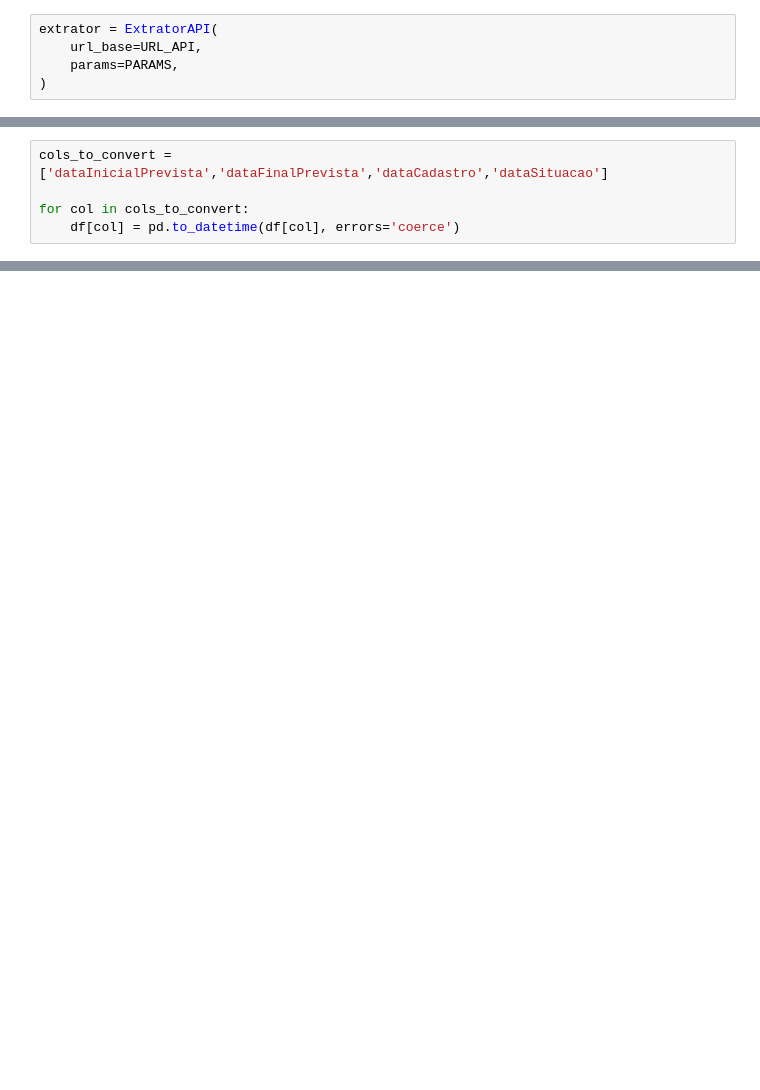
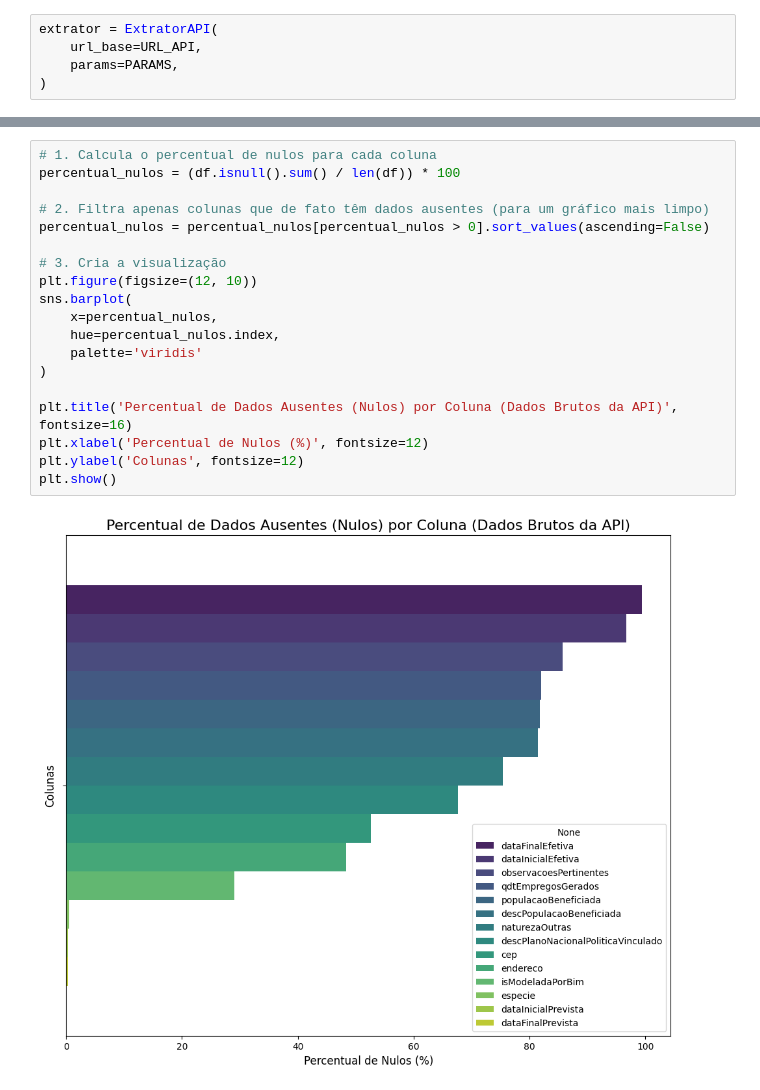
Before and after one commit to TiagoSBittencourt/Public-Investment-Data-Analysis-DF, a Jupyter notebook: notebooks/01_data_extraction.ipynb, the cells around one changed output, grey strips where cells are left out. Drawn from its saved outputs; the diff is of its cells as text; blank space fills up the shorter version.

```diff
--- a/notebooks/01_data_extraction.ipynb
+++ b/notebooks/01_data_extraction.ipynb
@@ -152,5 +193,0 @@ Por hoje fiz só analise do que precisa ser feito e extração dos dados da api
-# %%
-cols_to_convert = ['dataInicialPrevista','dataFinalPrevista','dataCadastro','dataSituacao']
-
-for col in cols_to_convert:
-    df[col] = pd.to_datetime(df[col], errors='coerce')
@@ -158,0 +200,21 @@ KeyError: 'dataInicialPrevista'
+# %%
+# 1. Calcula o percentual de nulos para cada coluna
+percentual_nulos = (df.isnull().sum() / len(df)) * 100
+
+# 2. Filtra apenas colunas que de fato têm dados ausentes (para um gráfico mais limpo)
+percentual_nulos = percentual_nulos[percentual_nulos > 0].sort_values(ascending=False)
+
+# 3. Cria a visualização
+plt.figure(figsize=(12, 10))
+sns.barplot(
+    x=percentual_nulos,
+    hue=percentual_nulos.index,
+    palette='viridis'
+)
+
+plt.title('Percentual de Dados Ausentes (Nulos) por Coluna (Dados Brutos da API)', fontsize=16)
+plt.xlabel('Percentual de Nulos (%)', fontsize=12)
+plt.ylabel('Colunas', fontsize=12)
+plt.show()
+# %% [output]
+[figure, added]
```
Also changed, not shown: parts of 20 cells of this notebook, 2 other files.
